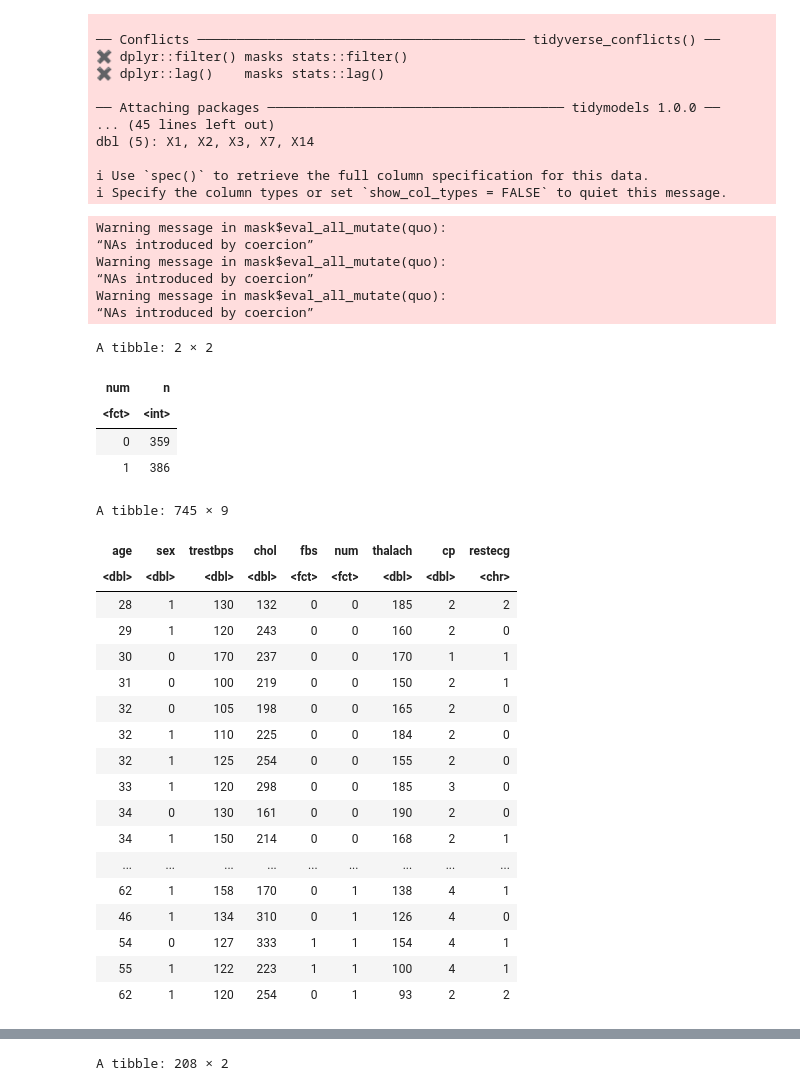
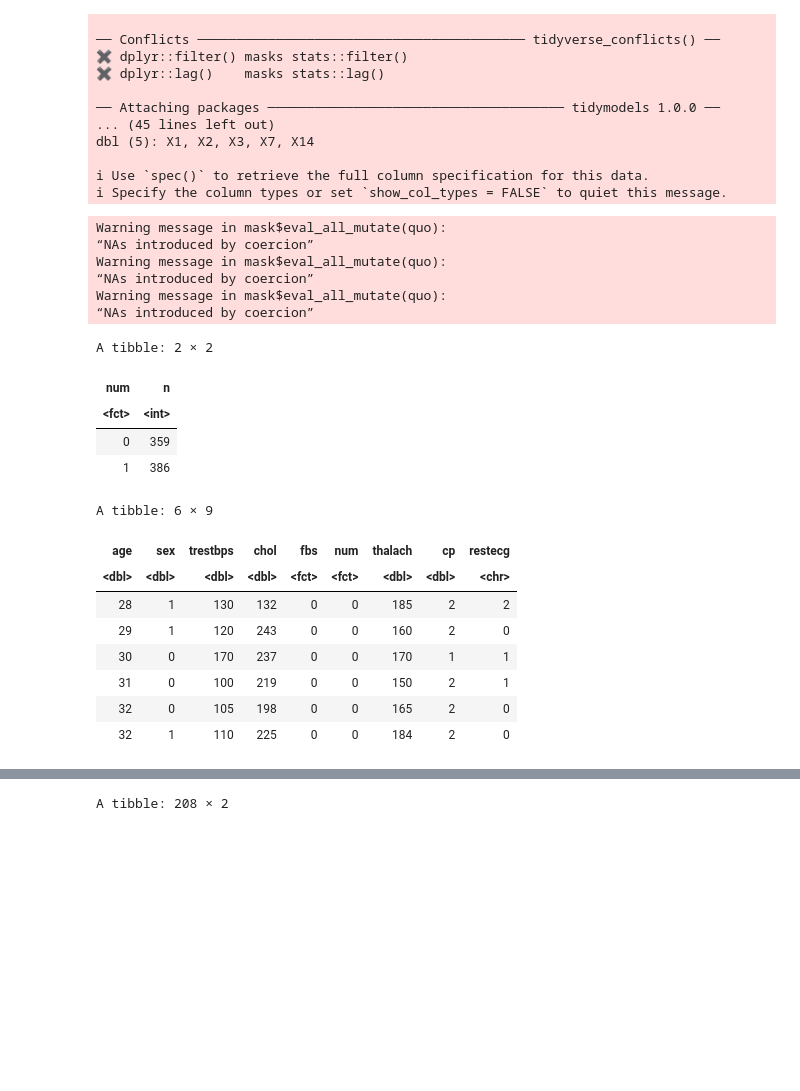
Before and after one commit to rebeccawuu/toy_ds_project, a Jupyter notebook: FinalProject (1).ipynb, the cells around one changed output, grey strips where cells are left out. Saved outputs shown, nothing was run; the diff lists cells and outputs as text; code cells hidden in the pictures; blank space fills up the shorter version.

```diff
--- a/FinalProject (1).ipynb
+++ b/FinalProject (1).ipynb
@@ -53,46 +65,35 @@ heart_data_cleaned <- heart_data %>%
    # filter(chol %in% c(1, 0)) %>%
     mutate(trestbps = as.numeric (trestbps),
            chol = as.numeric (chol),
            fbs = as_factor (fbs),
            num = as_factor(num),
            thalach = as.numeric (thalach)
   ) %>% drop_na(trestbps) %>%
         drop_na (chol)
 
-
 heart_data_cleaned %>% count(num)
-heart_data_cleaned
+head(heart_data_cleaned)
 # %% [output]
 Warning message in mask$eval_all_mutate(quo):
 “NAs introduced by coercion”
 Warning message in mask$eval_all_mutate(quo):
 “NAs introduced by coercion”
 Warning message in mask$eval_all_mutate(quo):
 “NAs introduced by coercion”
 A tibble: 2 × 2
 | num | n |
 | <fct> | <int> |
 | 0 | 359 |
 | 1 | 386 |
-A tibble: 745 × 9
+A tibble: 6 × 9
 | age | sex | trestbps | chol | fbs | num | thalach | cp | restecg |
 | <dbl> | <dbl> | <dbl> | <dbl> | <fct> | <fct> | <dbl> | <dbl> | <chr> |
 | 28 | 1 | 130 | 132 | 0 | 0 | 185 | 2 | 2 |
 | 29 | 1 | 120 | 243 | 0 | 0 | 160 | 2 | 0 |
 | 30 | 0 | 170 | 237 | 0 | 0 | 170 | 1 | 1 |
 | 31 | 0 | 100 | 219 | 0 | 0 | 150 | 2 | 1 |
 | 32 | 0 | 105 | 198 | 0 | 0 | 165 | 2 | 0 |
 | 32 | 1 | 110 | 225 | 0 | 0 | 184 | 2 | 0 |
-| 32 | 1 | 125 | 254 | 0 | 0 | 155 | 2 | 0 |
-| 33 | 1 | 120 | 298 | 0 | 0 | 185 | 3 | 0 |
-| 34 | 0 | 130 | 161 | 0 | 0 | 190 | 2 | 0 |
-| 34 | 1 | 150 | 214 | 0 | 0 | 168 | 2 | 1 |
-| ... | ... | ... | ... | ... | ... | ... | ... | ... |
-| 62 | 1 | 158 | 170 | 0 | 1 | 138 | 4 | 1 |
-| 46 | 1 | 134 | 310 | 0 | 1 | 126 | 4 | 0 |
-| 54 | 0 | 127 | 333 | 1 | 1 | 154 | 4 | 1 |
-| 55 | 1 | 122 | 223 | 1 | 1 | 100 | 4 | 1 |
-| 62 | 1 | 120 | 254 | 0 | 1 | 93 | 2 | 2 |
 # %%
 table (heart_data_cleaned$chol)
 # %% [output]
```
Also changed, not shown: parts of 9 cells of this notebook.
